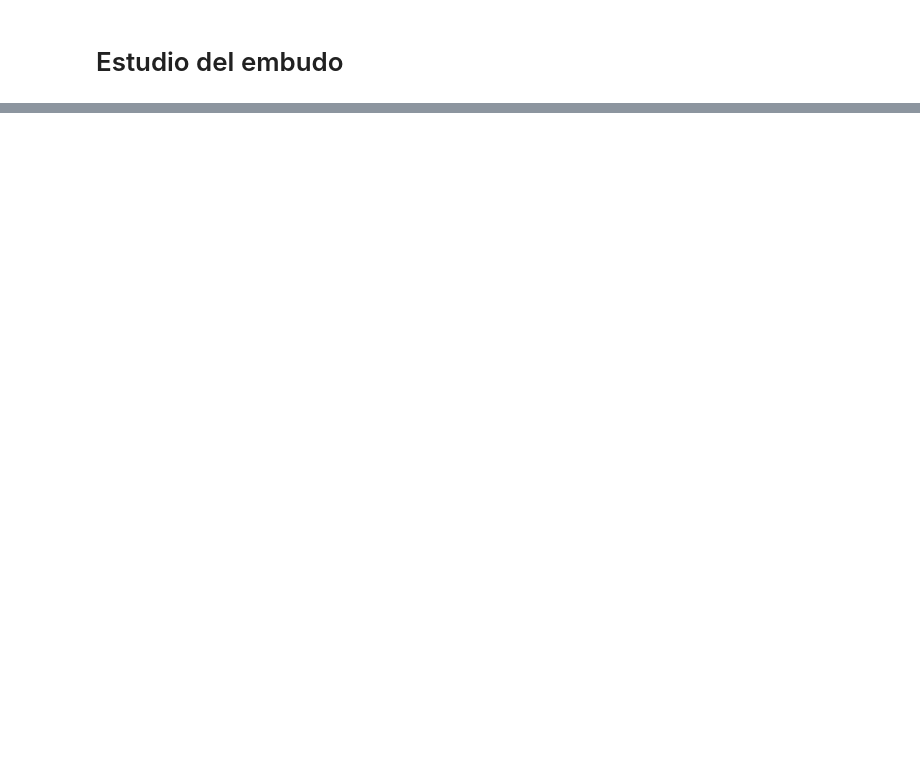
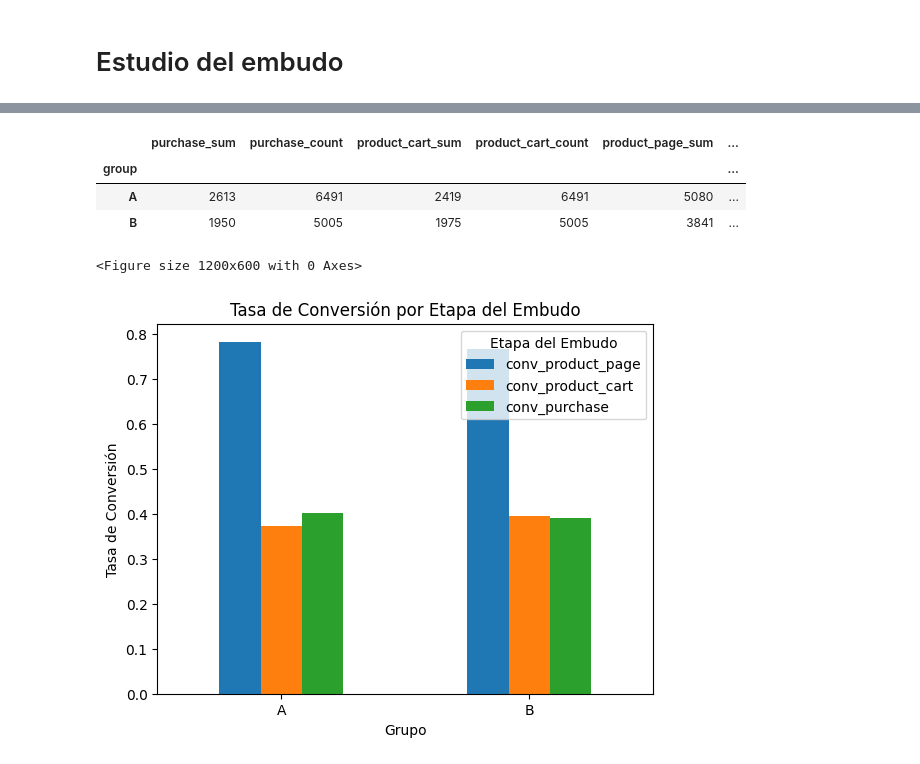
Before and after one commit to kasanava/tripleten_final_proy, a Jupyter notebook: Test AB.ipynb, the cells around one changed output, grey strips where cells are left out. Saved outputs shown, nothing was run; the diff lists cells and outputs as text; code cells hidden in the pictures; blank space fills up the shorter version.

```diff
--- a/Test AB.ipynb
+++ b/Test AB.ipynb
@@ -225,0 +270,13 @@ New Users - first_date: datetime64[ns]
+# %%
+#Unificamos los DataFrames de events y participants, para luego unificarlos con new_users para obtener un DataFrame completo
+#que contenga todos los usuarios, sus eventos y su grupo de participación
+events_participants = events.merge(participants, on='user_id').merge(new_users[['user_id', 'first_date']], on='user_id')
+
+#Filtramos los eventos que fueron realizados solo durante los primeros 14 días desde el registro del usuario
+#De esta forma, nos aseguramos de que los eventos sean relevantes para el análisis del embudo
+events_participants = events_participants[events_participants['event_dt'] <= events_participants['first_date'] + pd.Timedelta(days=14)]
+#Asi como filtramos los eventos que son de relevacia para el análisis del embudo por lo que omitimos los eventos de tipo 'login'
+events_participants = events_participants[events_participants['event_name'] != 'login']
+
+print(events_participants.info())
+print(events_participants.sample(5))
@@ -225,0 +303,39 @@ New Users - first_date: datetime64[ns]
+# %%
+#Filtramos por el primer evento de cada usuario
+first_events = events_participants.sort_values('event_dt').drop_duplicates(subset=['user_id', 'event_name'])
+
+#Creamos una pivot table para organizar los eventos por usuario y grupo
+funnel= first_events.pivot_table(index=['user_id', 'group'], columns='event_name', values='event_dt', aggfunc='first')
+
+#Reemplazamos fechas con 1 y NaNs con 0 para saber si ocurrió el evento
+funnel_bin = funnel.notna().astype(int).reset_index()
+
+#Calculamos la tasa de conversión para cada etapa del embudo
+#Creamos una lista con los nombres de las etapas del embudo
+funnel_stages = events_participants['event_name'].unique().tolist()
+final_funnel = funnel_bin.groupby('group')[funnel_stages].agg(['sum', 'count'])
+
+#Renombramos las columnas para que sean más descriptivas
+final_funnel.columns =  ['_'.join(col) for col in final_funnel.columns]
+final_funnel['conv_product_page'] = final_funnel['product_page_sum'] / final_funnel['product_page_count']
+final_funnel['conv_product_cart'] = final_funnel['product_cart_sum'] / final_funnel['product_cart_count']
+final_funnel['conv_purchase'] = final_funnel['purchase_sum'] / final_funnel['purchase_count']
+
+display(final_funnel)
+
+#Generamos una gráfica de barras para comparar el grupo A y B por cada etapa del embudo
+plt.figure(figsize=(12, 6))
+final_funnel[[col for col in final_funnel.columns if 'conv_' in col]].plot(kind='bar', rot=0)
+plt.title('Tasa de Conversión por Etapa del Embudo')
+plt.xlabel('Grupo')
+plt.ylabel('Tasa de Conversión')
+plt.xticks(rotation=0)
+plt.legend(title='Etapa del Embudo')
+plt.show()
+# %% [output]
+|  | purchase_sum | purchase_count | product_cart_sum | product_cart_count | product_page_sum | ... |
+| group |  |  |  |  |  | ... |
+| A | 2613 | 6491 | 2419 | 6491 | 5080 | ... |
+| B | 1950 | 5005 | 1975 | 5005 | 3841 | ... |
+<Figure size 1200x600 with 0 Axes>
+[figure, added]
```
Also changed, not shown: parts of 30 cells of this notebook, 4 other files.
